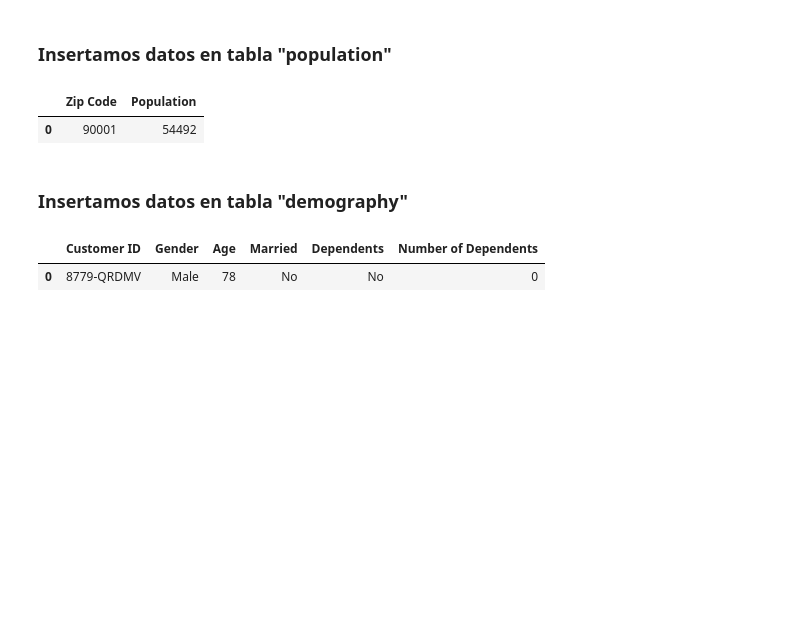
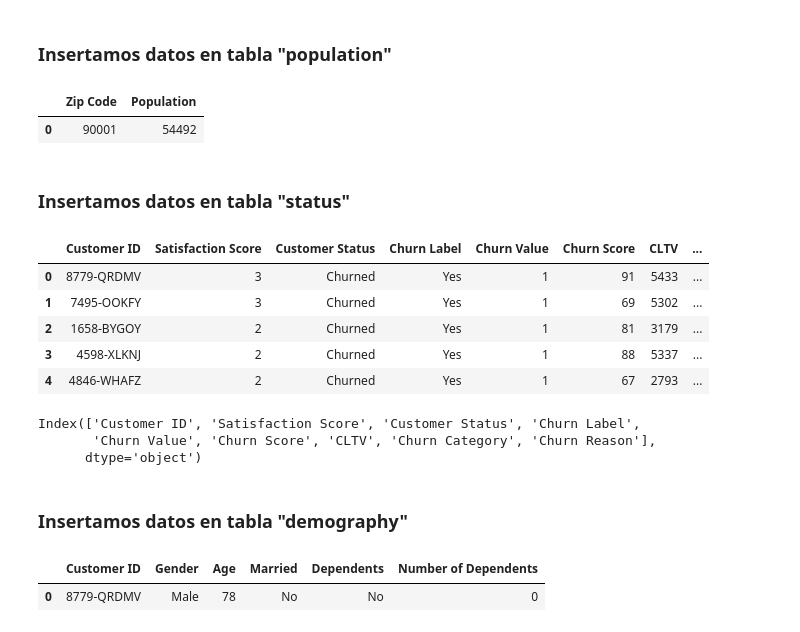
Before and after one commit to luceromendozab/Churn_Project, a Jupyter notebook: notebooks/Subida_SQL.ipynb, the cells around one changed output. Saved outputs shown, nothing was run; the diff lists cells and outputs as text; code cells hidden in the pictures; blank space fills up the shorter version.

```diff
--- a/notebooks/Subida_SQL.ipynb
+++ b/notebooks/Subida_SQL.ipynb
@@ -41,3 +41,20 @@ for index, row in population.iterrows():
     engine.execute(f"""
             INSERT INTO population (zipcode, population) VALUES
             ("{row['Zip Code']}","{row["Population"]}");""")
+# %% [markdown]
+### Insertamos datos en tabla "status"
+# %%
+status.head()
+# %% [output]
+|  | Customer ID | Satisfaction Score | Customer Status | Churn Label | Churn Value | Churn Score | CLTV | ... |
+| 0 | 8779-QRDMV | 3 | Churned | Yes | 1 | 91 | 5433 | ... |
+| 1 | 7495-OOKFY | 3 | Churned | Yes | 1 | 69 | 5302 | ... |
+| 2 | 1658-BYGOY | 2 | Churned | Yes | 1 | 81 | 3179 | ... |
+| 3 | 4598-XLKNJ | 2 | Churned | Yes | 1 | 88 | 5337 | ... |
+| 4 | 4846-WHAFZ | 2 | Churned | Yes | 1 | 67 | 2793 | ... |
+# %%
+status.columns
+# %% [output]
+Index(['Customer ID', 'Satisfaction Score', 'Customer Status', 'Churn Label',
+       'Churn Value', 'Churn Score', 'CLTV', 'Churn Category', 'Churn Reason'],
+      dtype='object')
```
Also changed, not shown: parts of 2 cells of this notebook, 4 other files.
